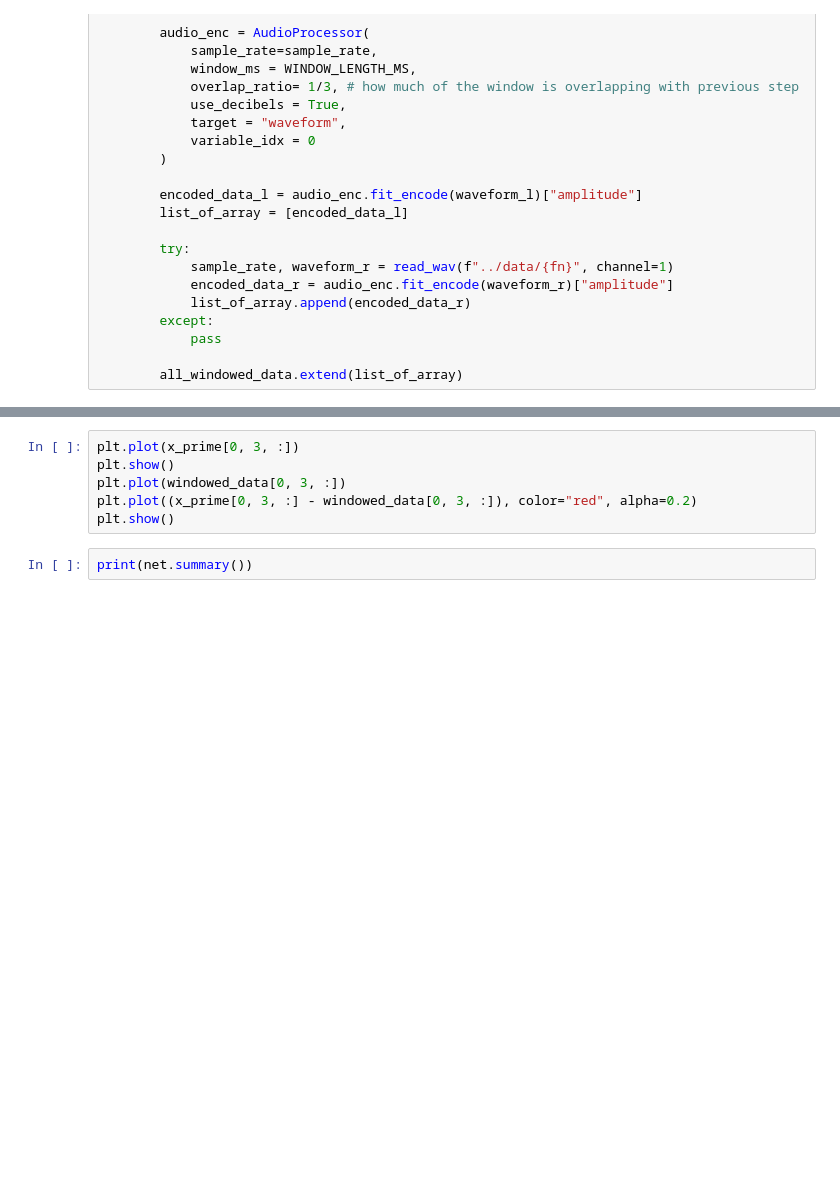
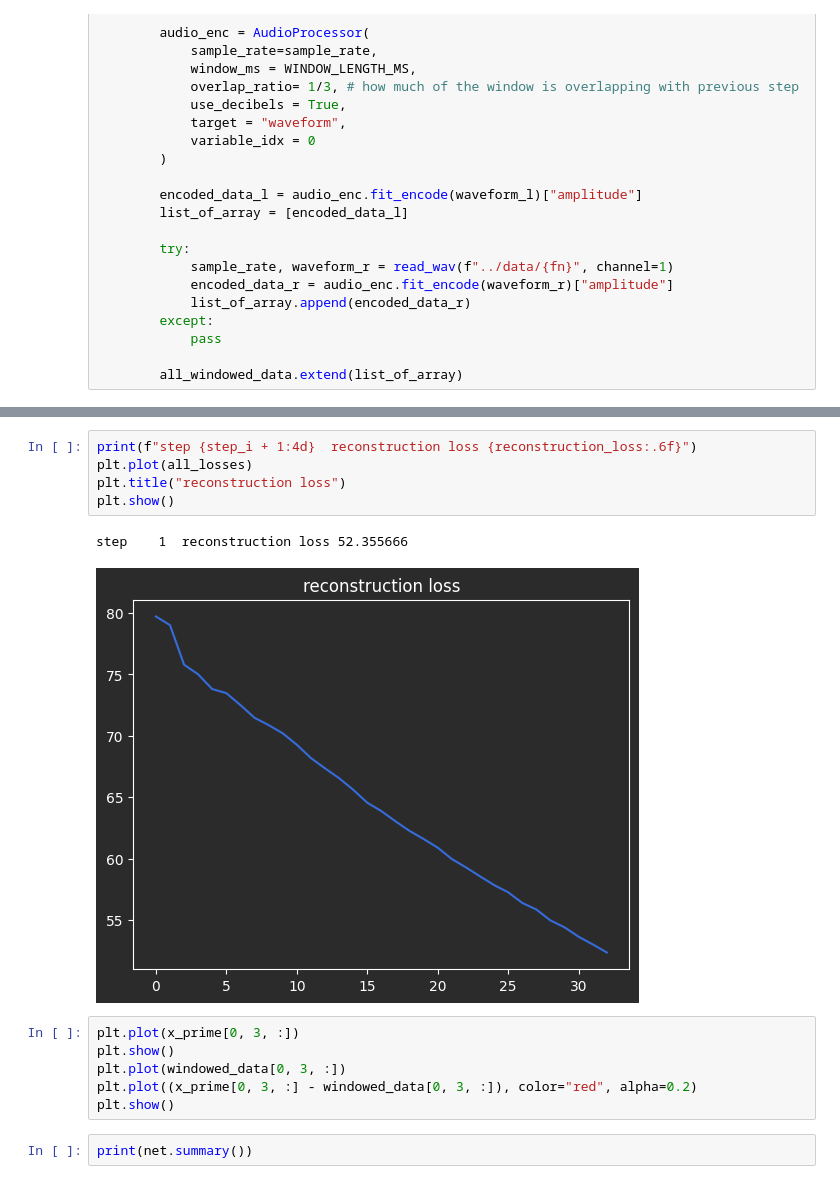
Before and after one commit to Davidgraey/ml-tools, a Jupyter notebook: notebooks/elephant_training_latentspace.ipynb, the cells around one changed output, grey strips where cells are left out. Drawn from its saved outputs; the diff is of its cells as text; blank space fills up the shorter version.

```diff
--- a/notebooks/elephant_training_latentspace.ipynb
+++ b/notebooks/elephant_training_latentspace.ipynb
@@ -298,3 +336,11 @@ plt.show()
+# %%
+print(f"step {step_i + 1:4d}  reconstruction loss {reconstruction_loss:.6f}")
+plt.plot(all_losses)
+plt.title("reconstruction loss")
+plt.show()
+# %% [output]
+step    1  reconstruction loss 52.355666
+[figure, added]
 # %%
 plt.plot(x_prime[0, 3, :])
 plt.show()
```
Also changed, not shown: parts of 11 cells of this notebook, 5 other files.
